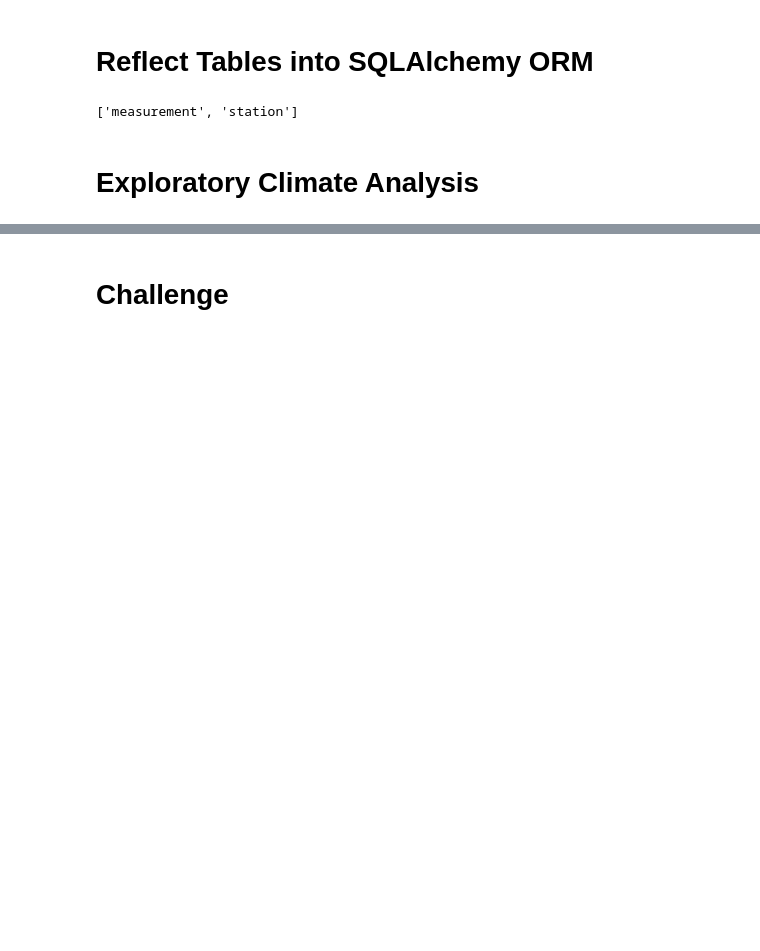
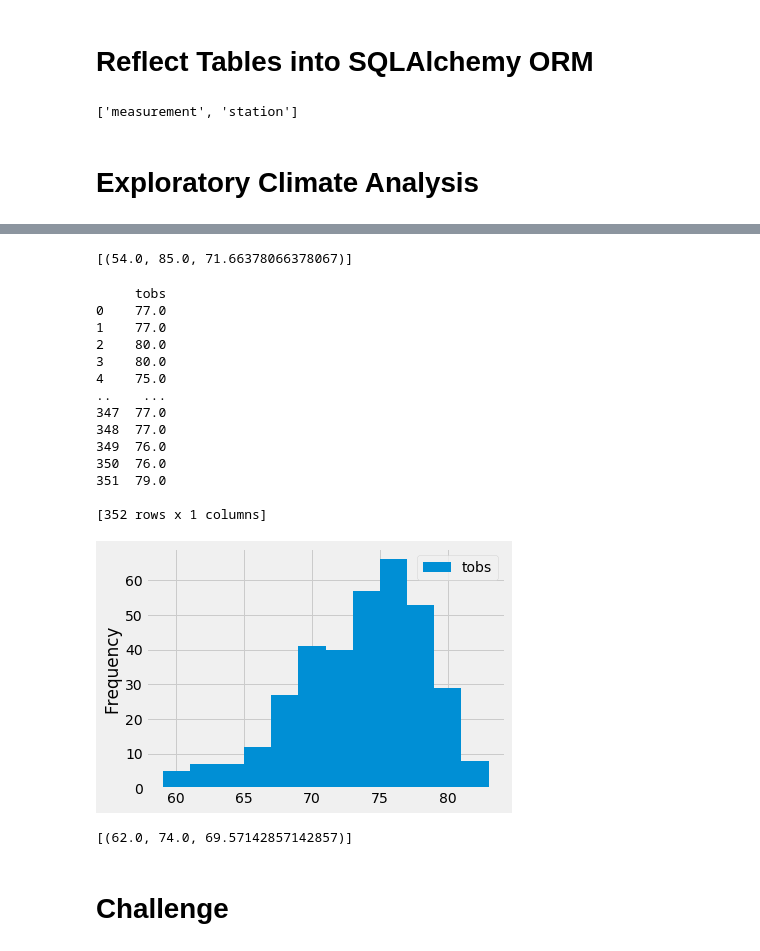
Before and after one commit to RDeep1986/module_9_surfs_up, a Jupyter notebook: climate_analysis.ipynb, the cells around one changed output, grey strips where cells are left out. Saved outputs shown, nothing was run; the diff lists cells and outputs as text; code cells hidden in the pictures; blank space fills up the shorter version.

```diff
--- a/climate_analysis.ipynb
+++ b/climate_analysis.ipynb
@@ -60,11 +102,50 @@ session = Session(engine)
 # %%
 # Using the station id from the previous query, calculate the lowest temperature recorded,
 # highest temperature recorded, and average temperature most active station?
+session.query(func.min(Measurement.tobs), func.max(Measurement.tobs), func.avg(Measurement.tobs)).\
+filter(Measurement.station == 'USC00519281').all()
+
+#SELECT min(tobs), max(tobs), avg(tobs) from measurment
+#WHERE station = "USC00519281"
+# %% [output]
+[(54.0, 85.0, 71.66378066378067)]
 # %%
 # Choose the station with the highest number of temperature observations.
 # Query the last 12 months of temperature observation data for this station and plot the results as a histogram
+import datetime as dt
+from pandas.plotting import table
+prev_year = dt.date(2017,8,23) - dt.timedelta(days=365)
+results = session.query(Measurement.tobs).\
+    filter (Measurement.station == 'USC00519281').\
+    filter (Measurement.date >= prev_year).all()
+df = pd.DataFrame(results, columns=['tobs'])
+print(df)
+df.plot.hist(bins=12)
+plt.tight_layout()
+# %% [output]
+     tobs
+0    77.0
+1    77.0
+2    80.0
+3    80.0
+4    75.0
+..    ...
+347  77.0
+348  77.0
+349  76.0
+350  76.0
+351  79.0
+
+[352 rows x 1 columns]
+[figure, added]
 # %%
 # Write a function called `calc_temps` that will accept start date and end date in the format '%Y-%m-%d'
 # and return the minimum, average, and maximum temperatures for that range of dates
+def calc_temp(start_date, end_date):
+    return session.query(func.min(Measurement.tobs), func.max(Measurement.tobs), func.avg(Measurement.tobs)).\
+        filter(Measurement.date >= start_date).filter(Measurement.date<=end_date).all()
+print(calc_temp('2012-02-28', '2012-03-05'))
+# %% [output]
+[(62.0, 74.0, 69.57142857142857)]
 # %% [markdown]
 # Challenge
```
Also changed, not shown: parts of 4 cells of this notebook, 1 other file.
